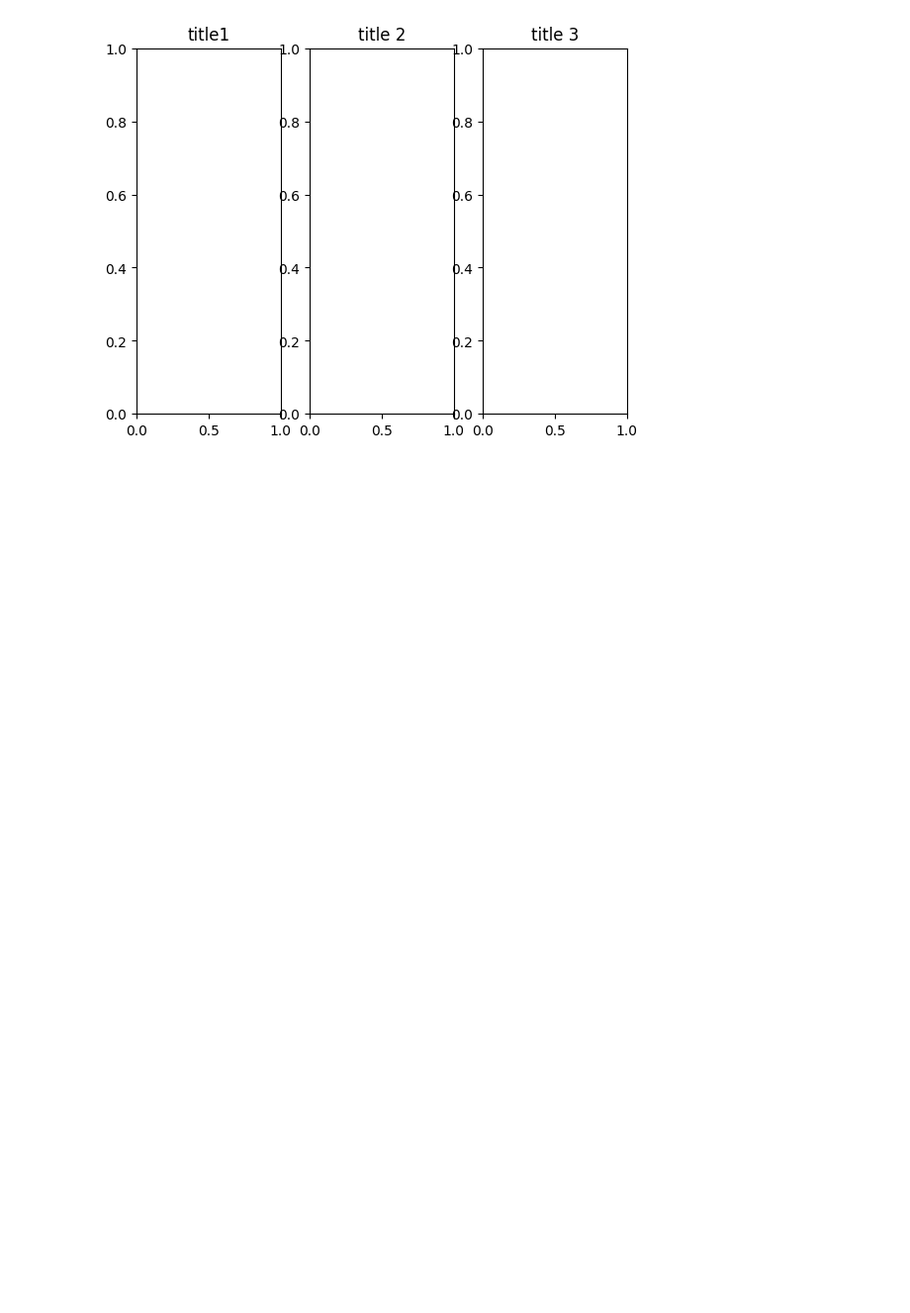
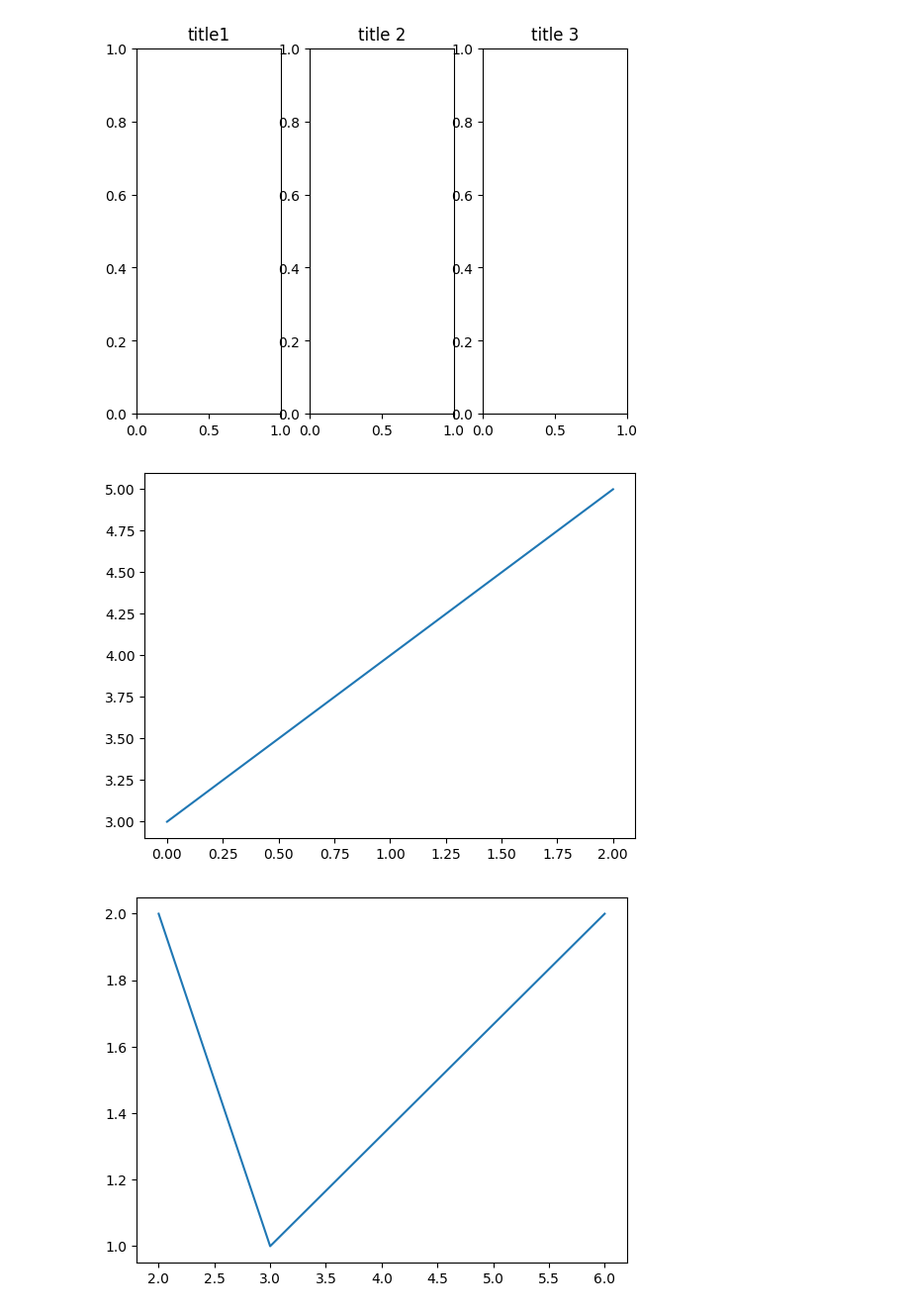
Before and after one commit to roberthsu2003/__2023_11_14_2_4__, a Jupyter notebook: lesson16/lesson16_2.ipynb, the cells around one changed output. Shown: that part at 99% size. Cells and saved outputs as stored; diff of their text form; code cells hidden in the pictures; blank space fills up the shorter version.

```diff
--- a/lesson16/lesson16_2.ipynb
+++ b/lesson16/lesson16_2.ipynb
@@ -23,3 +23,20 @@ axes3.set_title("title 3")
 plt.show()
 # %% [output]
 [figure]
+# %%
+figure1 = plt.figure()
+axes1 = figure1.add_subplot(1,1,1)
+x = [0,1,2]
+y = [3,4,5]
+axes1.plot(x,y)
+
+figure2 = plt.figure()
+axes2 = figure2.add_subplot(1,1,1)
+x1 = [2,3,6]
+y1 = [2,1,2]
+axes2.plot(x1,y1)
+
+plt.show()
+# %% [output]
+[figure, added]
+[figure, added]
```
